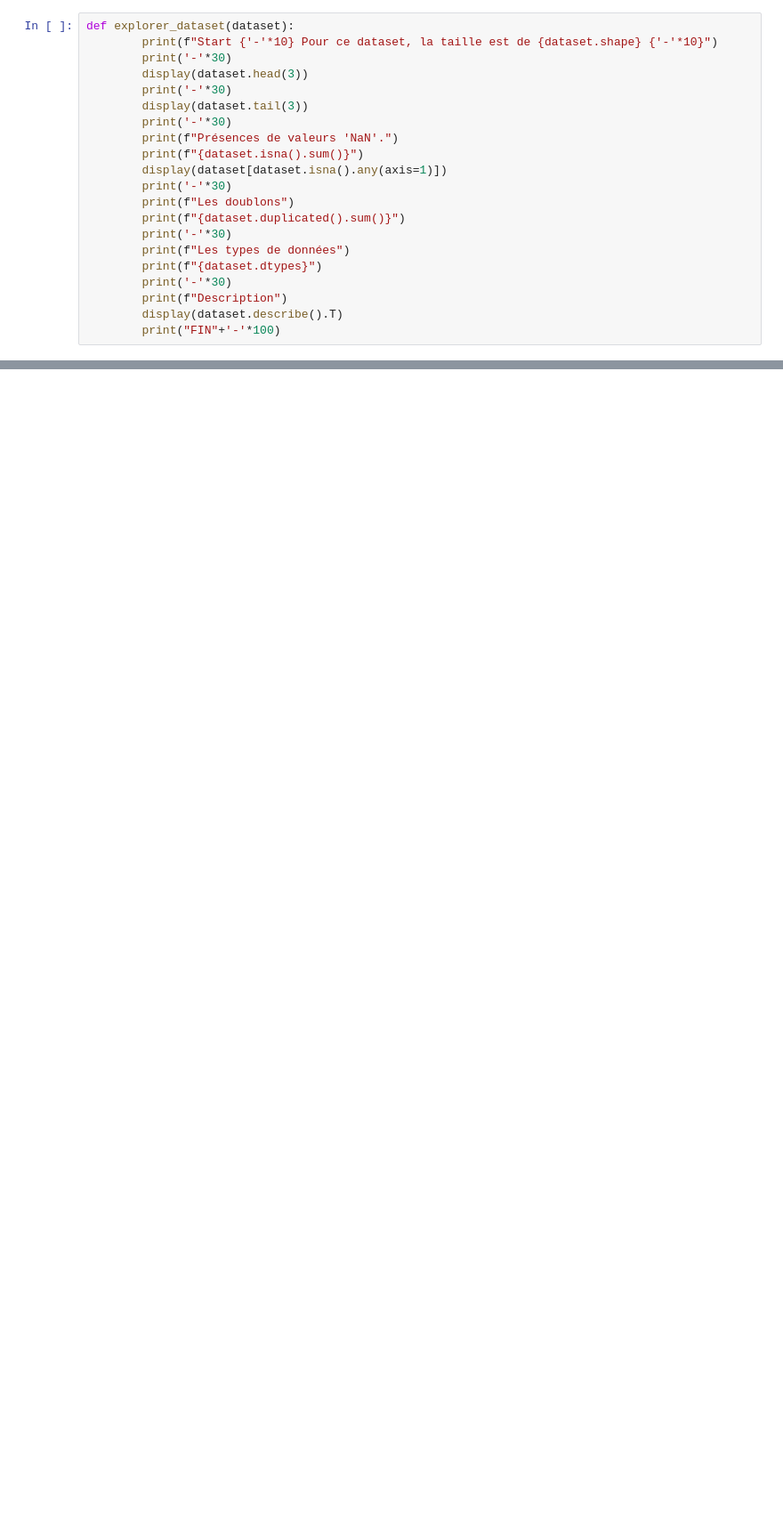
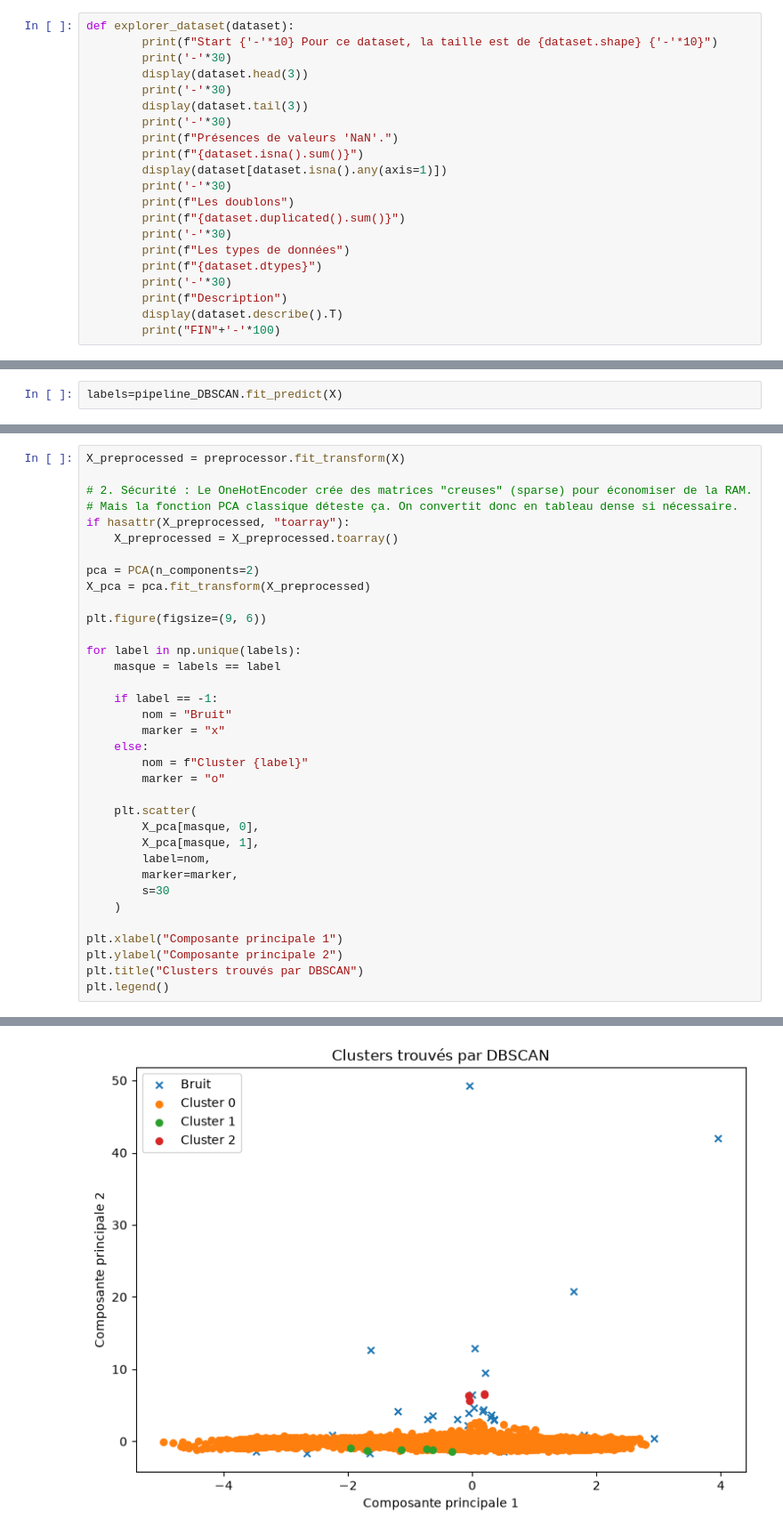
Before and after one commit to clawyunkai/Brief-15_retailcorps_Marketing, a Jupyter notebook: 02_PreparationAuMachineLearning_Chris.ipynb, the cells around one changed output, grey strips where cells are left out. Shown at 89% size. Cells and saved outputs as stored; diff of their text form; blank space fills up the shorter version.

```diff
--- a/02_PreparationAuMachineLearning_Chris.ipynb
+++ b/02_PreparationAuMachineLearning_Chris.ipynb
@@ -157,0 +253,2 @@ df_ML_customer.sample(10)
+# %%
+labels=pipeline_DBSCAN.fit_predict(X)
@@ -157,0 +282,36 @@ df_ML_customer.sample(10)
+# %%
+X_preprocessed = preprocessor.fit_transform(X)
+
+# 2. Sécurité : Le OneHotEncoder crée des matrices "creuses" (sparse) pour économiser de la RAM.
+# Mais la fonction PCA classique déteste ça. On convertit donc en tableau dense si nécessaire.
+if hasattr(X_preprocessed, "toarray"):
+    X_preprocessed = X_preprocessed.toarray()
+
+pca = PCA(n_components=2)
+X_pca = pca.fit_transform(X_preprocessed)
+
+plt.figure(figsize=(9, 6))
+
+for label in np.unique(labels):
+    masque = labels == label
+
+    if label == -1:
+        nom = "Bruit"
+        marker = "x"
+    else:
+        nom = f"Cluster {label}"
+        marker = "o"
+
+    plt.scatter(
+        X_pca[masque, 0],
+        X_pca[masque, 1],
+        label=nom,
+        marker=marker,
+        s=30
+    )
+
+plt.xlabel("Composante principale 1")
+plt.ylabel("Composante principale 2")
+plt.title("Clusters trouvés par DBSCAN")
+plt.legend()
+# %% [output]
@@ -157,0 +319 @@ df_ML_customer.sample(10)
+[figure, added]
```
Also changed, not shown: parts of 18 cells of this notebook, 2 other files.
